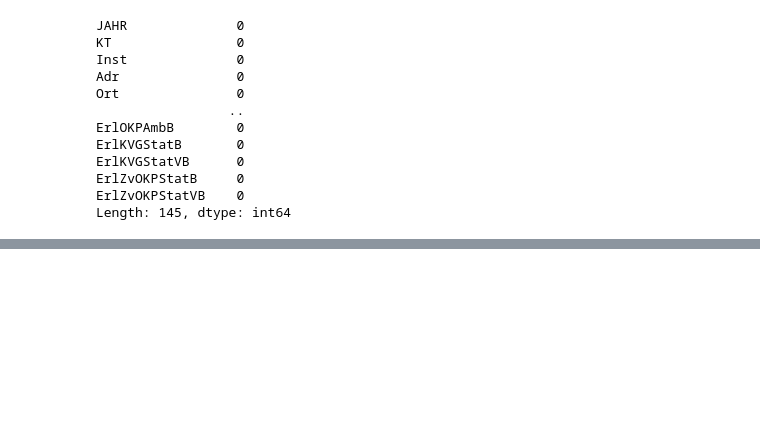
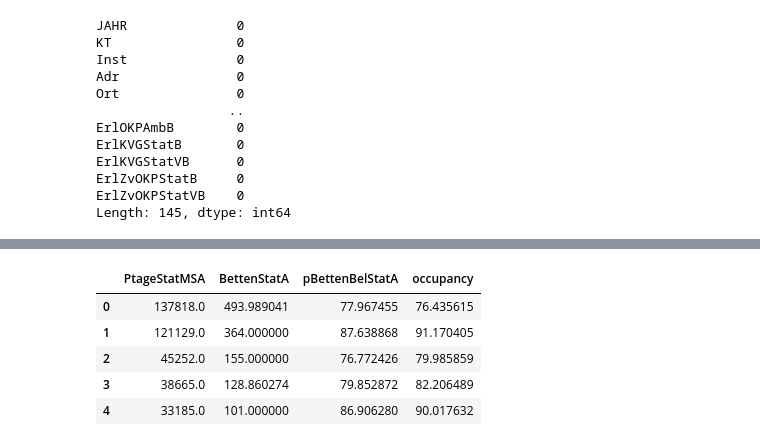
Before and after one commit to 111ark/swiss-hospital-occupancy, a Jupyter notebook: notebooks/hospital_dataset_exploration.ipynb, the cells around one changed output, grey strips where cells are left out. Drawn from its saved outputs; the diff is of its cells as text; code cells hidden in the pictures; blank space fills up the shorter version.

```diff
--- a/notebooks/hospital_dataset_exploration.ipynb
+++ b/notebooks/hospital_dataset_exploration.ipynb
@@ -113,0 +122,12 @@ BettenStatA
+# %%
+var_rel = hospitals_bc[['PtageStatMSA', 'BettenStatA', 'pBettenBelStatA']].copy()
+var_rel['occupancy'] =  hospitals_bc['PtageStatMSA'] / (hospitals_bc['BettenStatA'] * 365) * 100
+# var_rel['equal'] = var_rel['pBettenBelStatA'] == var_rel['occupancy']
+var_rel.head()
+# %% [output]
+|  | PtageStatMSA | BettenStatA | pBettenBelStatA | occupancy |
+| 0 | 137818.0 | 493.989041 | 77.967455 | 76.435615 |
+| 1 | 121129.0 | 364.000000 | 87.638868 | 91.170405 |
+| 2 | 45252.0 | 155.000000 | 76.772426 | 79.985859 |
+| 3 | 38665.0 | 128.860274 | 79.852872 | 82.206489 |
+| 4 | 33185.0 | 101.000000 | 86.906280 | 90.017632 |
```
Also changed, not shown: parts of 5 cells of this notebook.
